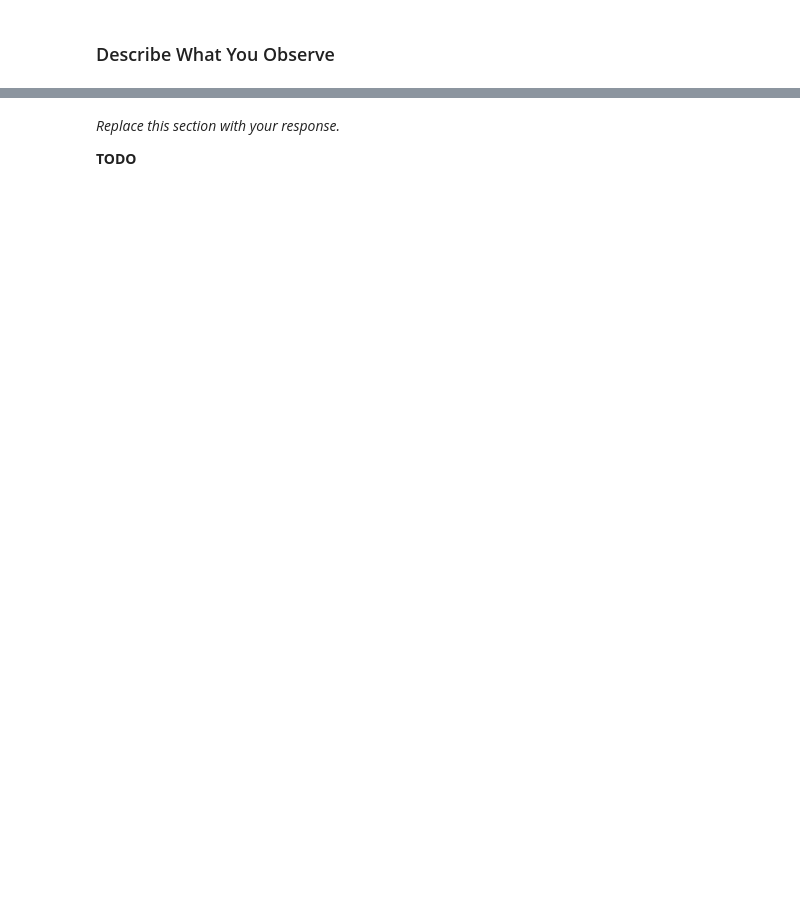
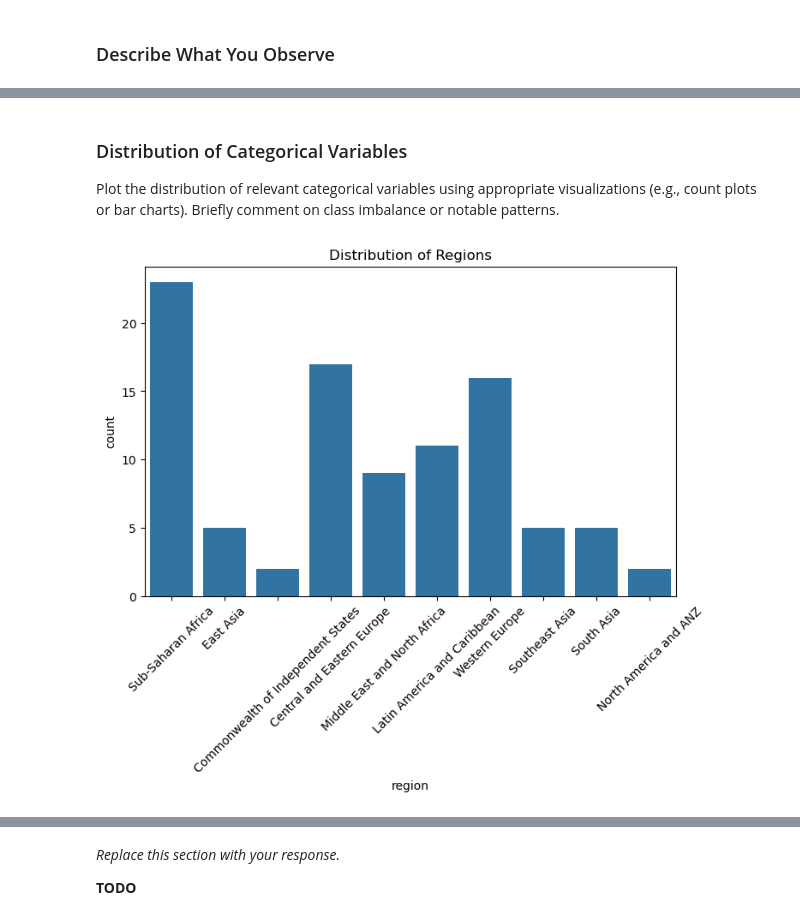
Before and after one commit to lindsayvarzz/AML_Project_1, a Jupyter notebook: Project_1.ipynb, the cells around one changed output, grey strips where cells are left out. Cells and saved outputs as stored; diff of their text form; code cells hidden in the pictures; blank space fills up the shorter version.

```diff
--- a/Project_1.ipynb
+++ b/Project_1.ipynb
@@ -289,0 +374,16 @@ print(X_train.dtypes)
+# %% [markdown]
+### Distribution of Categorical Variables
+
+Plot the distribution of relevant categorical variables using appropriate visualizations (e.g., count plots or bar charts). Briefly comment on class imbalance or notable patterns.
+# %%
+#Completed TODO:
+
+import seaborn as sns
+
+plt.figure(figsize=(8,5))
+sns.countplot(data=X_train, x="region")
+plt.title("Distribution of Regions")
+plt.xticks(rotation=45)
+plt.show()
+# %% [output]
+[figure, added]
```
Also changed, not shown: parts of 43 cells of this notebook.
